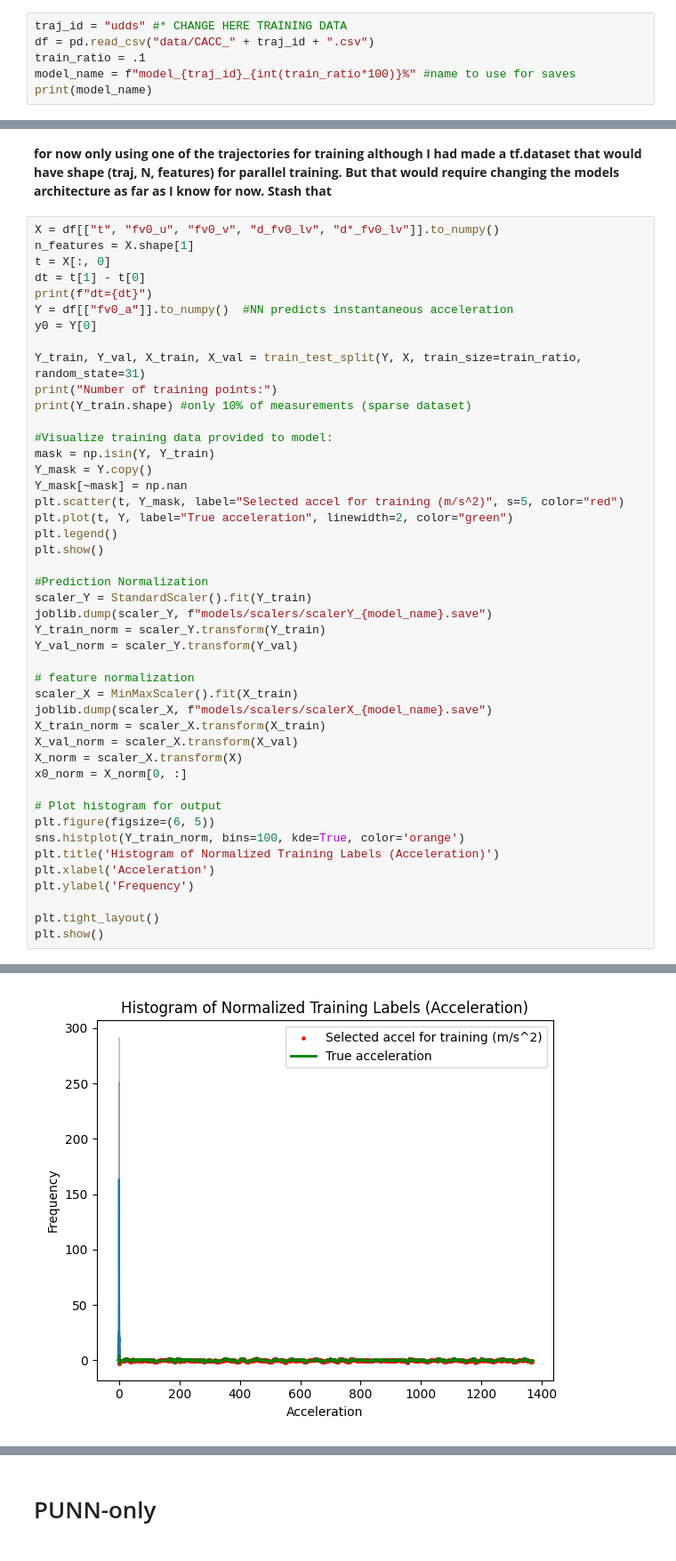
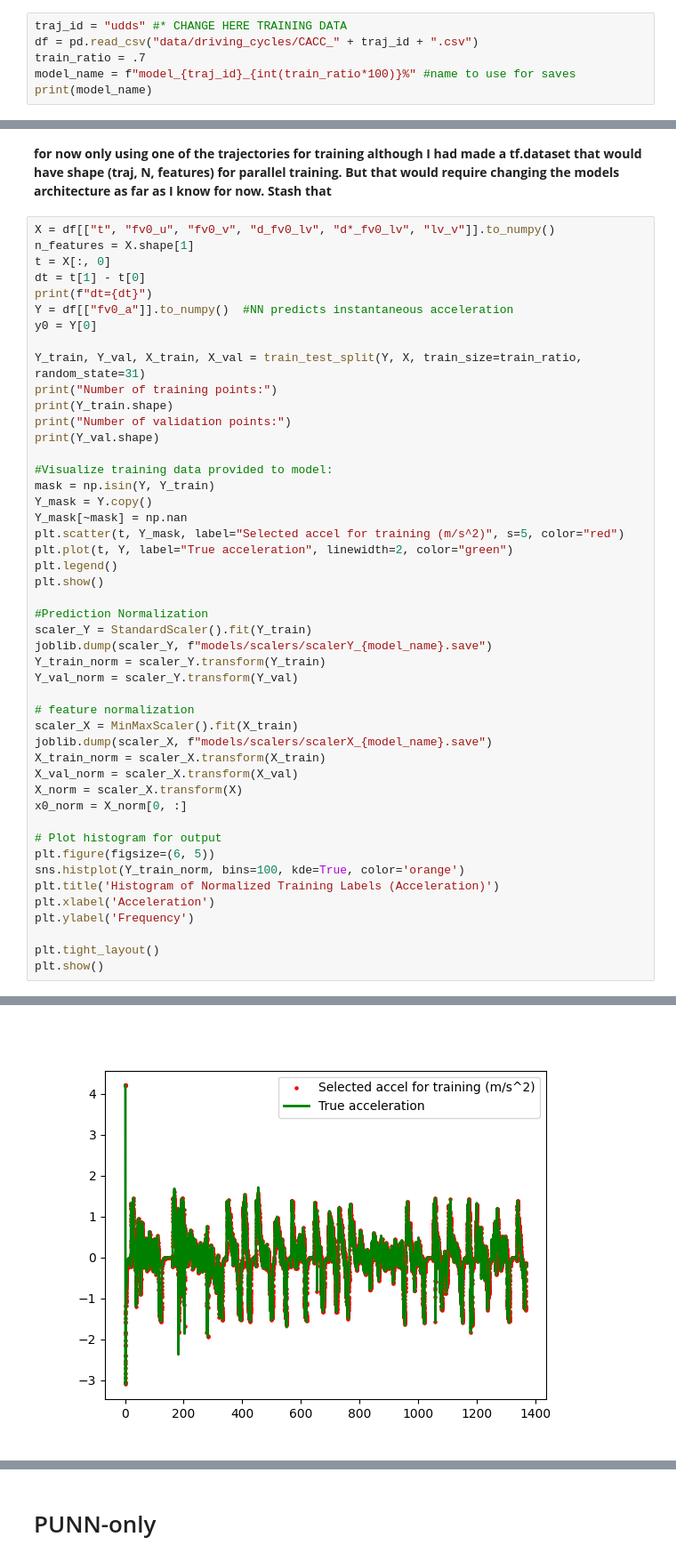
Before and after one commit to ZeArteaga/PINN-control-platooning, a Jupyter notebook: PINN.ipynb, the cells around one changed output, grey strips where cells are left out. Shown at 89% size. Saved outputs shown, nothing was run; the diff lists cells and outputs as text.

```diff
--- a/PINN.ipynb
+++ b/PINN.ipynb
@@ -137,8 +136,8 @@ def evaluate_results(model, X_norm, true_data, dt, y0, scaler_Y=None):
 ## DEFINE HERE THE TRAINING SETUP
 # %%
 traj_id = "udds" #* CHANGE HERE TRAINING DATA
-df = pd.read_csv("data/CACC_" + traj_id + ".csv")
-train_ratio = .1
+df = pd.read_csv("data/driving_cycles/CACC_" + traj_id + ".csv")
+train_ratio = .7
 model_name = f"model_{traj_id}_{int(train_ratio*100)}%" #name to use for saves
 print(model_name)
 # %% [output]
@@ -146,7 +145,7 @@ model_udds_10%
 # %% [markdown]
 **for now only using one of the trajectories for training although I had made a tf.dataset that would have shape (traj, N, features) for parallel training. But that would require changing the models architecture as far as I know for now. Stash that**
 # %%
-X = df[["t", "fv0_u", "fv0_v", "d_fv0_lv", "d*_fv0_lv"]].to_numpy()
+X = df[["t", "fv0_u", "fv0_v", "d_fv0_lv", "d*_fv0_lv", "lv_v"]].to_numpy()
 n_features = X.shape[1]
 t = X[:, 0]
 dt = t[1] - t[0]
@@ -156,7 +155,9 @@ y0 = Y[0]
 
 Y_train, Y_val, X_train, X_val = train_test_split(Y, X, train_size=train_ratio, random_state=31)
 print("Number of training points:")
-print(Y_train.shape) #only 10% of measurements (sparse dataset)
+print(Y_train.shape)
+print("Number of validation points:")
+print(Y_val.shape)
 
 #Visualize training data provided to model:
 mask = np.isin(Y, Y_train)
@@ -197 +200 @@ Number of training points:
-[figure, old version]
+[figure, new version]
```
Also changed, not shown: parts of 10 cells of this notebook, 20 other files.
